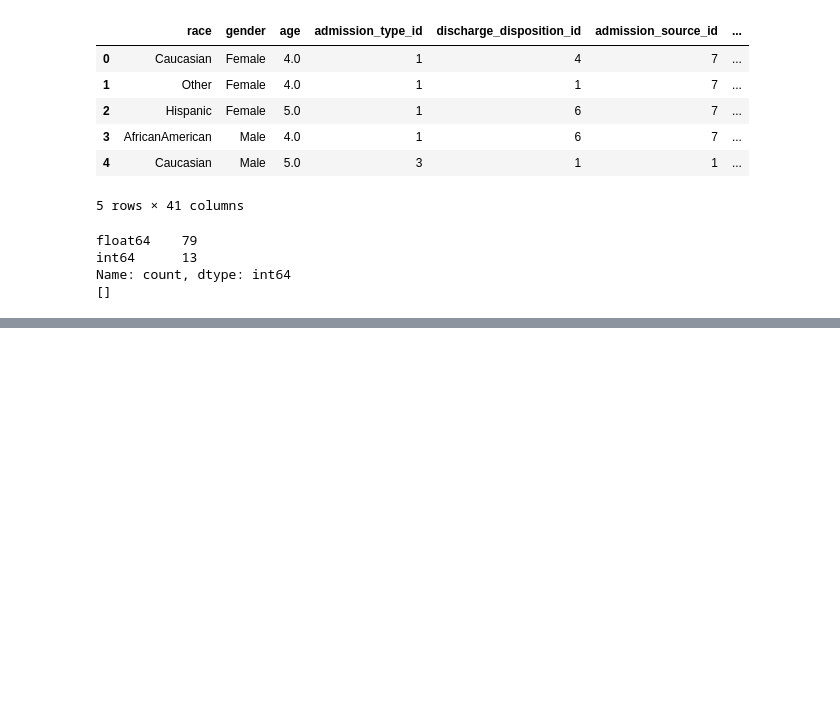
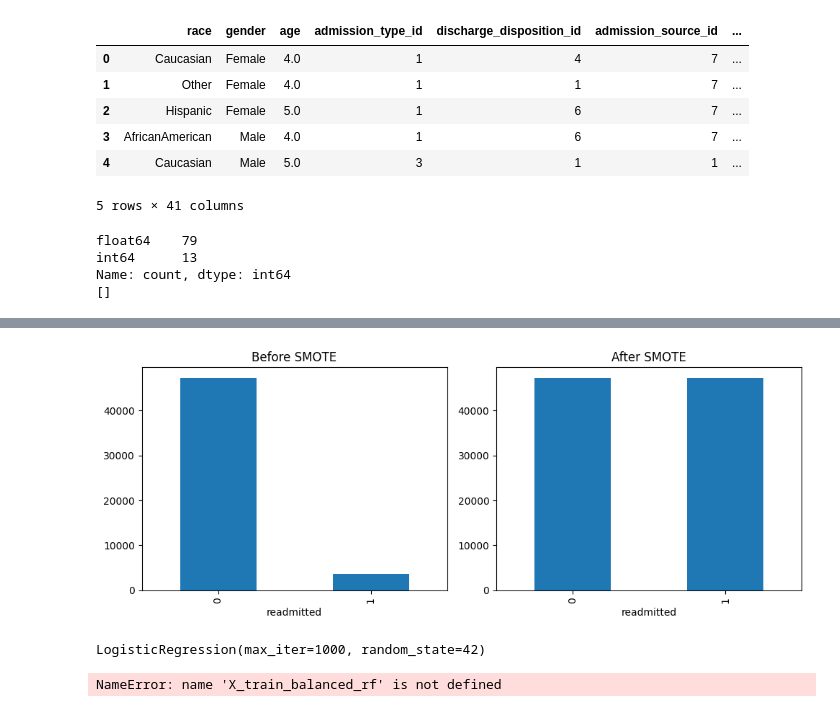
Before and after one commit to Priyanshi-Vishwakarma22/Hospital_Readmission_Risk_Prediction, a Jupyter notebook: notebook/training_data.ipynb, the cells around one changed output, grey strips where cells are left out. Cells and saved outputs as stored; diff of their text form; code cells hidden in the pictures; blank space fills up the shorter version.

```diff
--- a/notebook/training_data.ipynb
+++ b/notebook/training_data.ipynb
@@ -302,0 +315,5 @@ Name: count, dtype: int64
+# %%
+from sklearn.preprocessing import StandardScaler
+scaler = StandardScaler()
+X_train_scaled = scaler.fit_transform(X_train)
+X_test_scaled = scaler.transform(X_test)
@@ -302,0 +342,4 @@ Name: count, dtype: int64
+# %%
+from imblearn.over_sampling import SMOTE
+smote = SMOTE(random_state=42)
+X_train_balanced , y_train_balanced = smote.fit_resample(X_train_scaled,y_train)
@@ -302,0 +361,26 @@ Name: count, dtype: int64
+# %%
+fig, axes = plt.subplots(1, 2, figsize=(10,4))
+
+y_train.value_counts().plot(kind='bar', ax=axes[0], title='Before SMOTE')
+y_train_balanced.value_counts().plot(kind='bar', ax=axes[1], title='After SMOTE')
+
+plt.tight_layout()
+plt.show()
+# %% [output]
+[figure, added]
+# %%
+#Model Training
+
+# logistic regression
+from sklearn.linear_model import LogisticRegression
+log_reg = LogisticRegression(max_iter =1000,random_state=42)
+log_reg.fit(X_train_balanced,y_train_balanced)
+# %% [output]
+LogisticRegression(max_iter=1000, random_state=42)
+# %%
+# random forest classifier
+from sklearn.ensemble import RandomForestClassifier
+rf_model = RandomForestClassifier(n_estimators = 300,max_depth = 12,random_state =42,n_jobs=-1)
+rf_model.fit(X_train_balanced_rf,y_train_balanced_rf)
+# %% [output]
+NameError: name 'X_train_balanced_rf' is not defined
```
Also changed, not shown: parts of 6 cells of this notebook, 1 other file.
